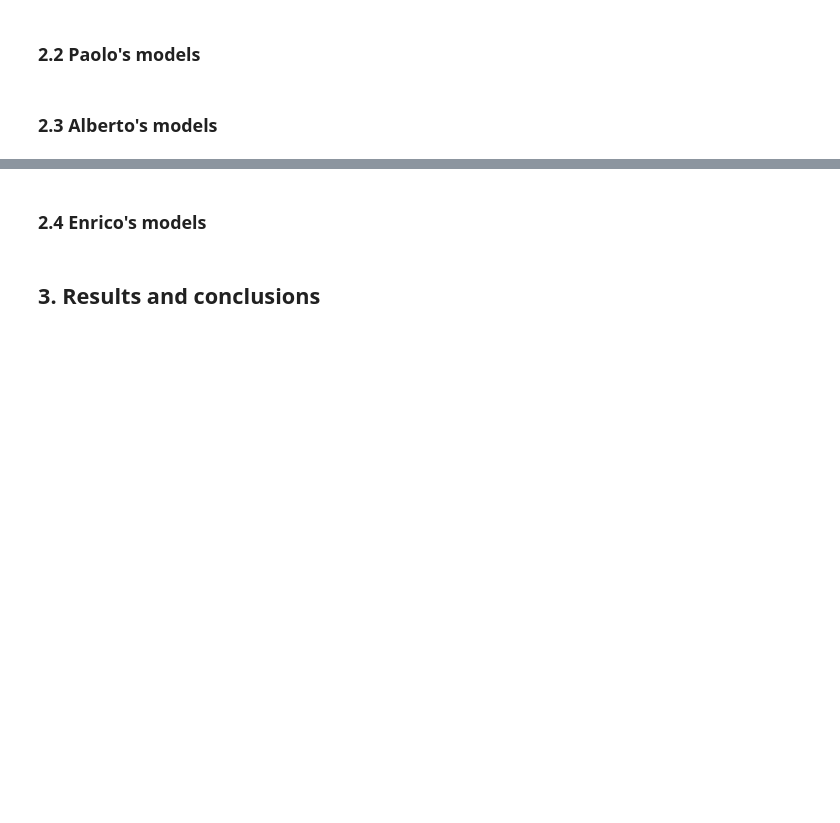
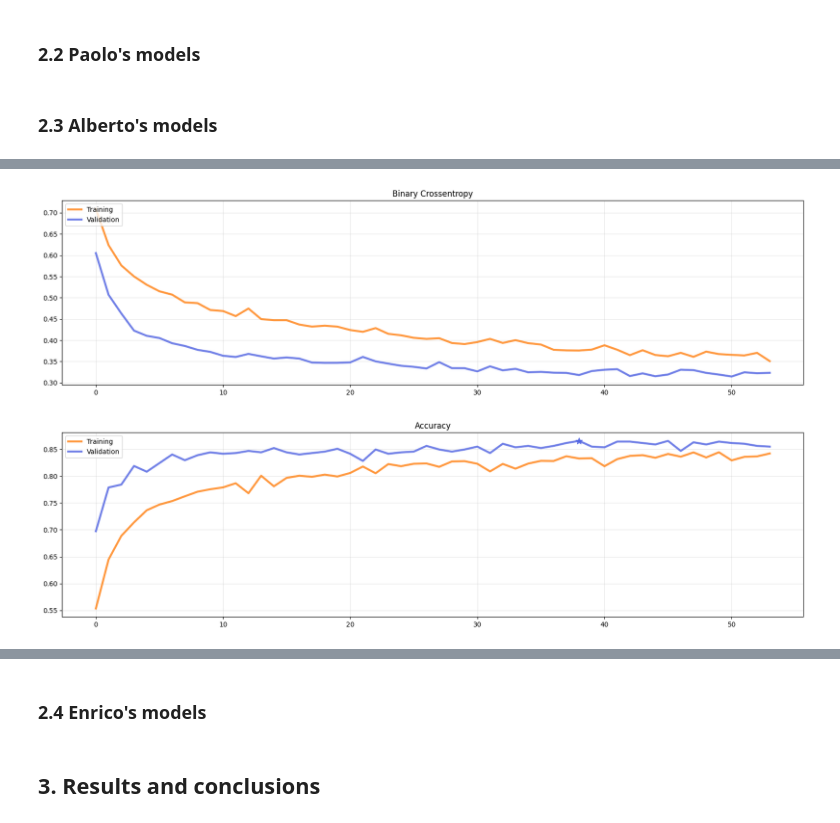
Before and after one commit to paolopertino/Artificial-Neural-Networks-and-Deep-Learning-2023-2024, a Jupyter notebook: Homework_1.ipynb, the cells around one changed output, grey strips where cells are left out. Saved outputs shown, nothing was run; the diff lists cells and outputs as text; code cells hidden in the pictures; blank space fills up the shorter version.

```diff
--- a/Homework_1.ipynb
+++ b/Homework_1.ipynb
@@ -904,0 +1215,16 @@ plot_confusion_matrix('models/custom_baseline2', X_test, y_test)
+# %%
+# Define callbacks
+early_stopping = tfk.callbacks.EarlyStopping(monitor='val_accuracy', patience=15, mode='max', restore_best_weights=True)
+lr_scheduler = tfk.callbacks.ReduceLROnPlateau(monitor='val_accuracy', patience=5, factor=0.999, mode='max', min_lr=1e-5)
+
+
+# Train the model
+tl_history = tl_model.fit(
+    x = preprocess_input(X_train*255),
+    y = y_train,
+    batch_size = 16,
+    epochs = 100,
+    class_weight={0: 0.806869961444094, 1: 1.3146773272415762},
+    validation_data = (preprocess_input(X_val*255), y_val),
+    callbacks = [early_stopping, lr_scheduler]
+).history
@@ -904,0 +1251,5 @@ plot_confusion_matrix('models/custom_baseline2', X_test, y_test)
+# %%
+plot_training(tl_history)
+# %% [output]
+[figure, added]
+[figure, added]
```
Also changed, not shown: parts of 38 cells of this notebook.
